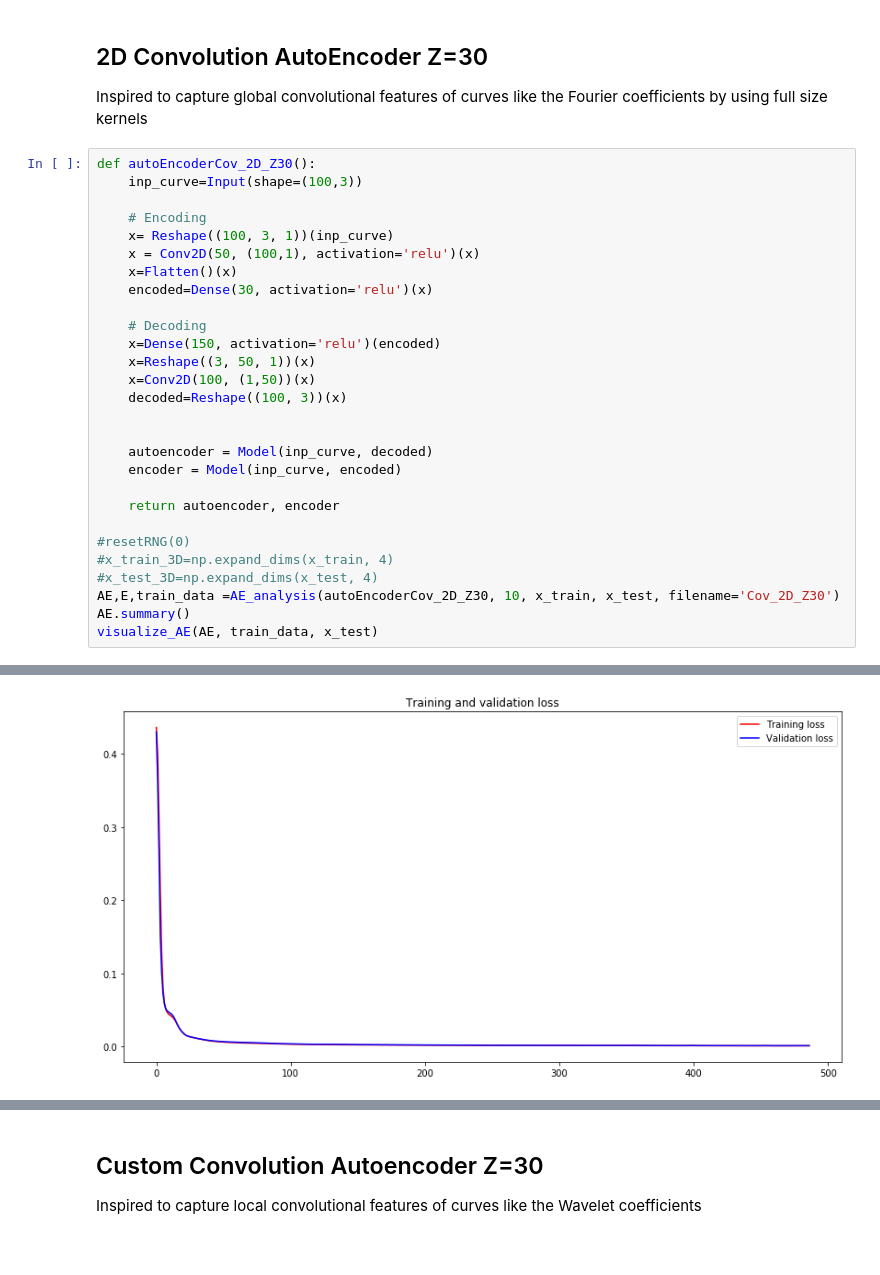
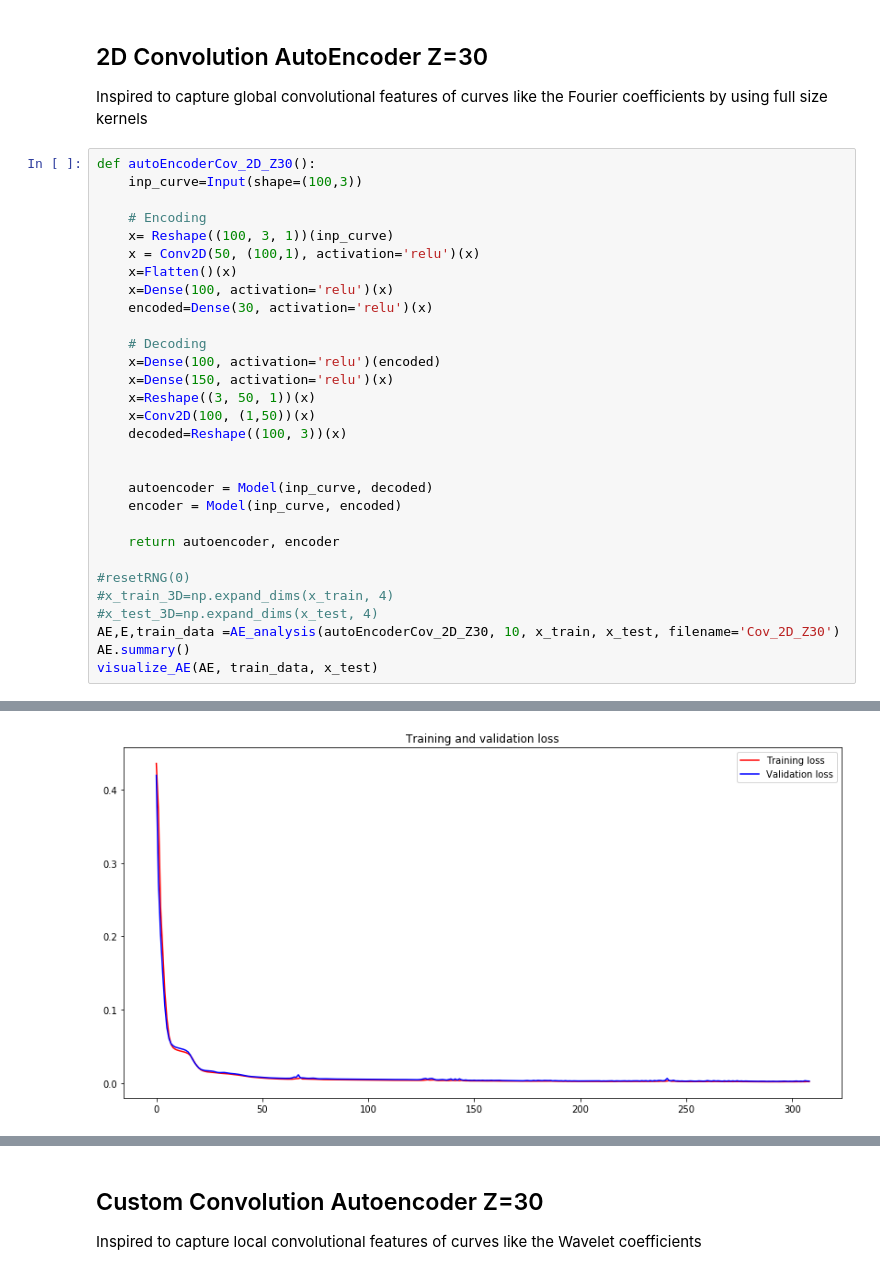
Before and after one commit to ssharma1991/5ss-platform-path-synthesis, a Jupyter notebook: User Input Conditioning/2. Autoencoder/2. Convolution Autoencoder.ipynb, the cells around one changed output, grey strips where cells are left out. Cells and saved outputs as stored; diff of their text form.

```diff
--- a/User Input Conditioning/2. Autoencoder/2. Convolution Autoencoder.ipynb
+++ b/User Input Conditioning/2. Autoencoder/2. Convolution Autoencoder.ipynb
@@ -347,10 +343,12 @@ def autoEncoderCov_2D_Z30():
     x= Reshape((100, 3, 1))(inp_curve)
     x = Conv2D(50, (100,1), activation='relu')(x)
     x=Flatten()(x)
+    x=Dense(100, activation='relu')(x)
     encoded=Dense(30, activation='relu')(x)
 
     # Decoding
-    x=Dense(150, activation='relu')(encoded)
+    x=Dense(100, activation='relu')(encoded)
+    x=Dense(150, activation='relu')(x)
     x=Reshape((3, 50, 1))(x)
     x=Conv2D(100, (1,50))(x)
     decoded=Reshape((100, 3))(x)
@@ -388 +386 @@ Validation loss: 0.0008
-[figure, old version]
+[figure, new version]
```
Also changed, not shown: parts of 5 cells of this notebook.
